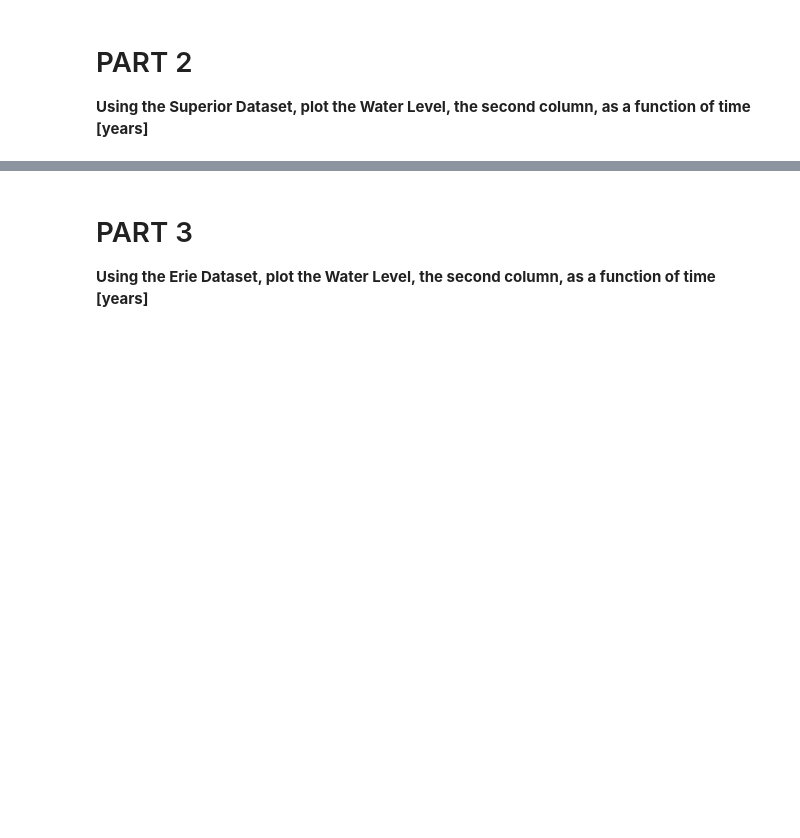
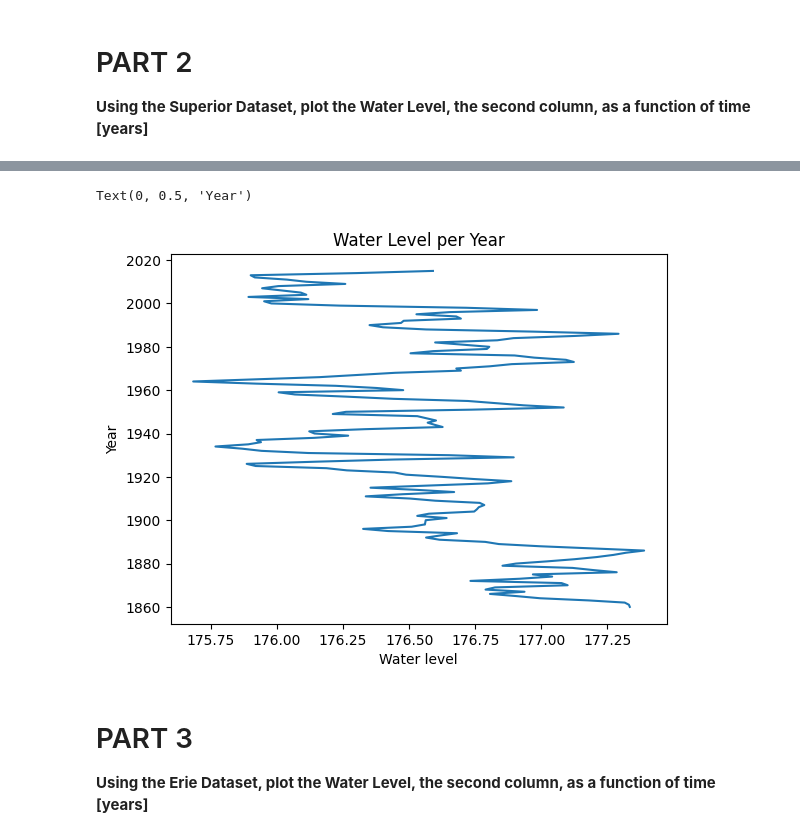
Before and after one commit to schul787/CMSE202_Git_Started, a Jupyter notebook: Great_Lakes_and_Grand_River.ipynb, the cells around one changed output, grey strips where cells are left out. Drawn from its saved outputs; the diff is of its cells as text; code cells hidden in the pictures; blank space fills up the shorter version.

```diff
--- a/Great_Lakes_and_Grand_River.ipynb
+++ b/Great_Lakes_and_Grand_River.ipynb
@@ -36,3 +36,5 @@ This notebook **might look very familiar!** It is based off a CMSE 201 assignmen
 **Using the Superior Dataset, plot the Water Level, the second column, as a function of time [years]**
 # %%
 # Insert Code Here
+mhu = pd.read_csv('data/mhu.csv')
+mhu
@@ -39,3 +55,11 @@ This notebook **might look very familiar!** It is based off a CMSE 201 assignmen
+# %%
+plt.plot(mhu['AnnAvg'],mhu['Michigan-Huron annual averages'])
+plt.title('Water Level per Year')
+plt.xlabel('Water level')
+plt.ylabel('Year')
+# %% [output]
+Text(0, 0.5, 'Year')
+[figure, added]
 # %% [markdown]
 # PART 3
 
```
Also changed, not shown: parts of 1 cell of this notebook.
